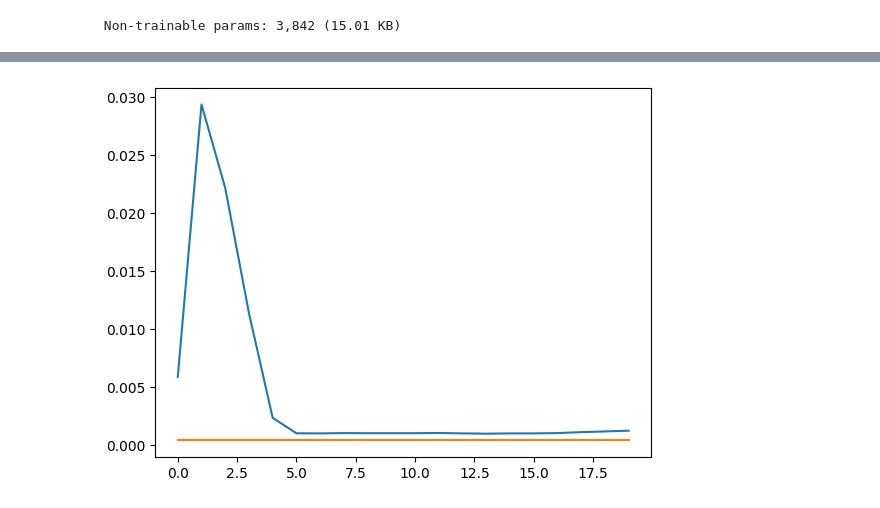
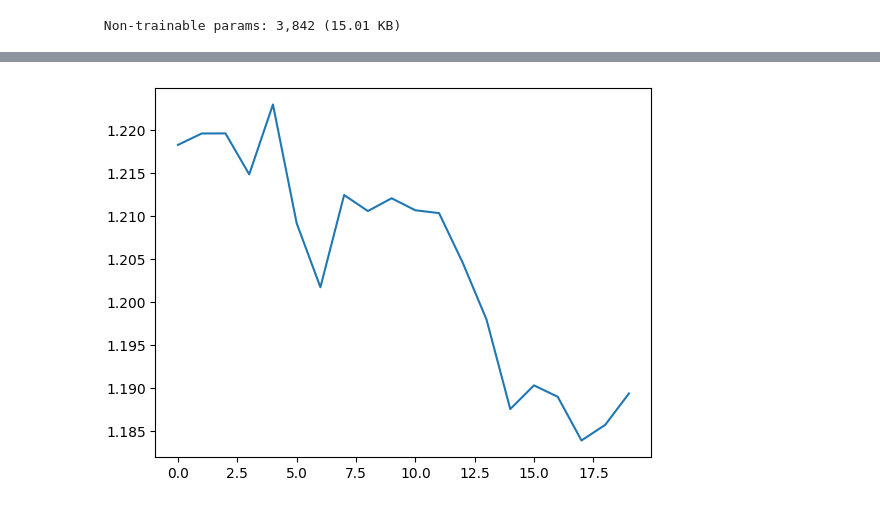
Before and after one commit to JustargonY/vocals_separator, a Jupyter notebook: DiplomaProject.ipynb, the cells around one changed output, grey strips where cells are left out. Drawn from its saved outputs; the diff is of its cells as text; code cells hidden in the pictures.

```diff
--- a/DiplomaProject.ipynb
+++ b/DiplomaProject.ipynb
@@ -17,0 +95,7 @@ tf.__version__
+# %%
+dataset = tf.data.Dataset.from_tensor_slices((audio_files, vocals_files))
+dataset = dataset.flat_map(process_with_tf)
+# dataset = dataset.map(lambda x, y: (tf.ensure_shape(x, (None, 9, 1025)), tf.ensure_shape(y, (None, 1025, ))) )
+# dataset = dataset.batch(32)
+# dataset = dataset.map(lambda x, y: (tf.ensure_shape(x, (None, 9, 1025)), tf.ensure_shape(y, (None, 1025))))
+# dataset = dataset.prefetch(tf.data.AUTOTUNE)
@@ -118,3 +239,6 @@ model.compile(
     metrics=['accuracy', "mse"]
 )
 epochs = 5
+# %%
+with tf.device('/device:GPU:0'):
+  history = model.fit(dataset, epochs=epochs)
@@ -120,0 +253,15 @@ epochs = 5
+# %%
+def binary_crossentropy(y_true, y_pred):
+    # Добавляем небольшое значение (epsilon), чтобы избежать log(0)
+    epsilon = tf.keras.backend.epsilon()
+    y_pred = tf.clip_by_value(y_pred, epsilon, 1 - epsilon)
+    loss = -tf.reduce_mean(
+        y_true * tf.math.log(y_pred) + (1 - y_true) * tf.math.log(1 - y_pred)
+    )
+    return loss
+
+for i in dataset.take(1):
+  y_true = i[1]
+  y_pred = model.predict(i[0])
+  loss = binary_crossentropy(y_true, y_pred)
+  print(loss)
@@ -120,0 +271,5 @@ epochs = 5
+# %%
+for i in dataset.take(20):
+  # print(i[0][0].numpy())
+
+  plt.pcolormesh(i[0][0].numpy().T)
@@ -432,11 +592,11 @@ model.evaluate(test_dataset)
 # %%
 from matplotlib import pyplot as plt
 
-plt.plot(history.history['accuracy'])
-plt.plot(history.history['val_accuracy'])
+plt.plot(history.history['loss'])
+# plt.plot(history.history['val_loss'])
 plt.show()
 # %% [output]
-[figure, old version]
+[figure, new version]
 # %%
 history.history['loss']
 # %% [output]
```
Also changed, not shown: parts of 35 cells of this notebook, 4 other files.
